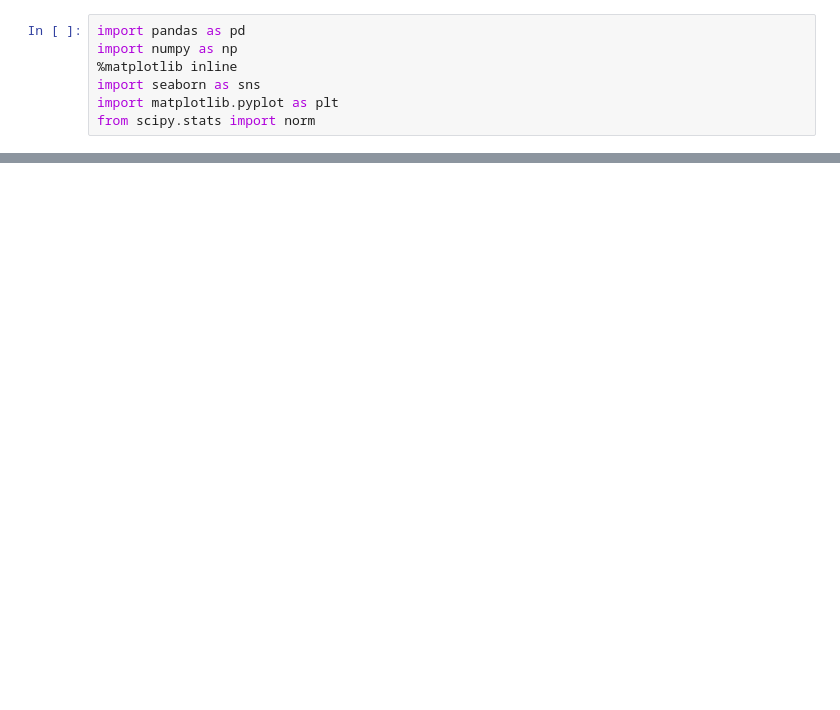
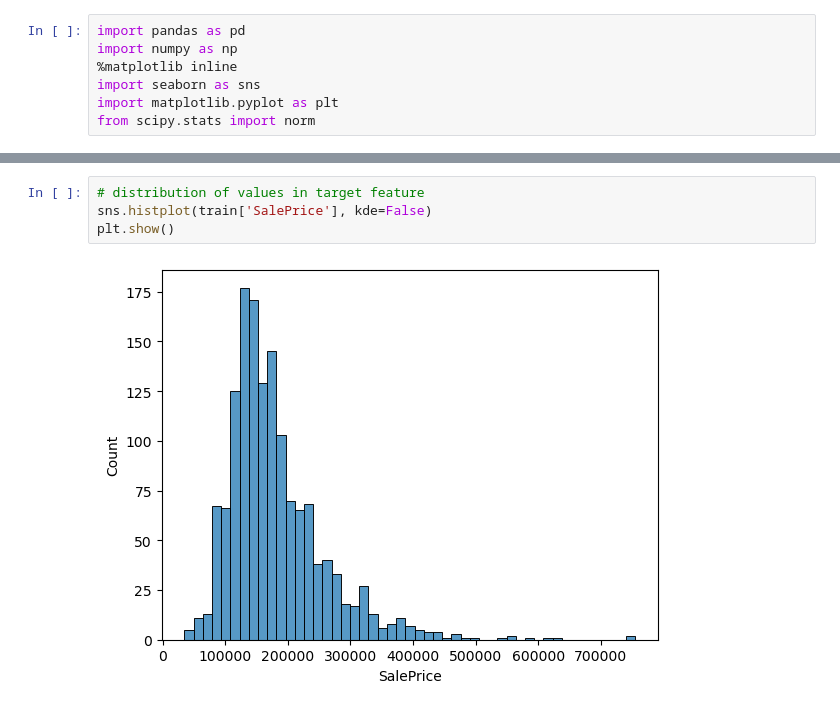
Before and after one commit to alwaysbemyday1/kaggle, a Jupyter notebook: 02_House Prices/house_prices_prediction.ipynb, the cells around one changed output, grey strips where cells are left out. Saved outputs shown, nothing was run; the diff lists cells and outputs as text; blank space fills up the shorter version.

Commit message:
[House Prices] Handling Outliers (I)

```diff
--- a/02_House Prices/house_prices_prediction.ipynb
+++ b/02_House Prices/house_prices_prediction.ipynb
@@ -23,0 +25,6 @@ train.head(2)
+# %%
+# distribution of values in target feature
+sns.histplot(train['SalePrice'], kde=False)
+plt.show()
+# %% [output]
+[figure, added]
```
Also changed, not shown: parts of 7 cells of this notebook.
